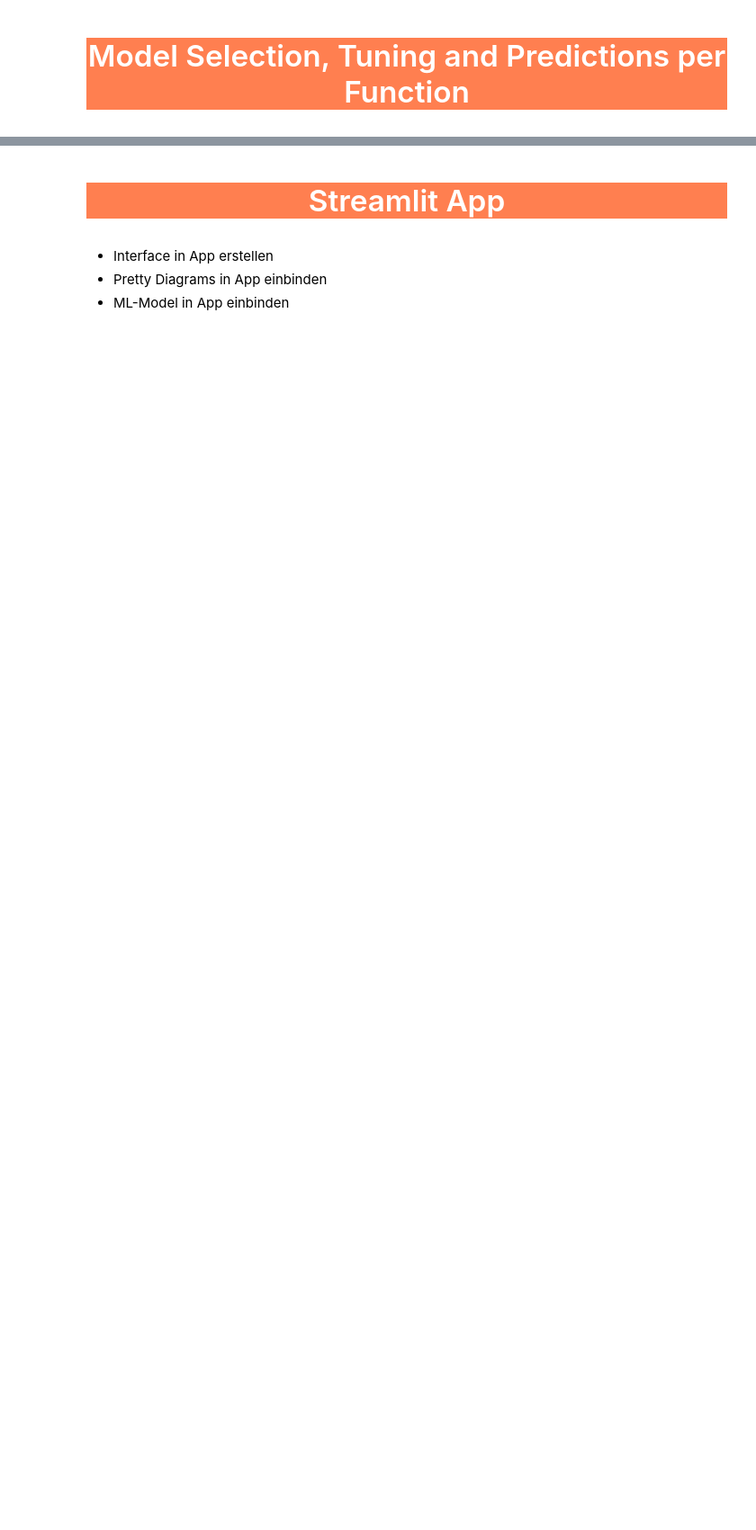
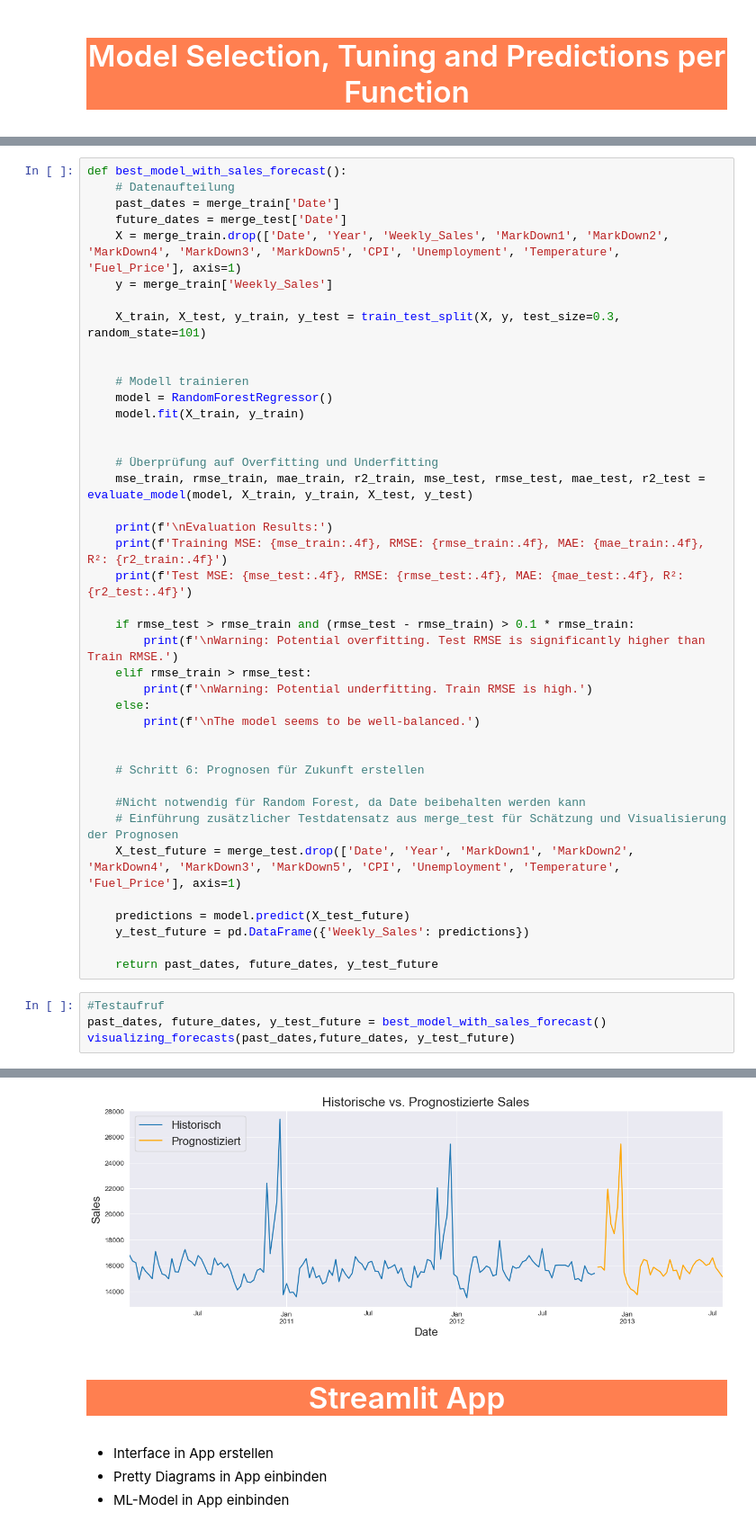
Before and after one commit to MaMut1991/Final_Project, a Jupyter notebook: Overall_project.ipynb, the cells around one changed output, grey strips where cells are left out. Shown at 90% size. Drawn from its saved outputs; the diff is of its cells as text; blank space fills up the shorter version.

```diff
--- a/Overall_project.ipynb
+++ b/Overall_project.ipynb
@@ -1368,0 +1351,46 @@ The model seems to be well-balanced.
+# %%
+def best_model_with_sales_forecast():
+    # Datenaufteilung
+    past_dates = merge_train['Date']
+    future_dates = merge_test['Date']
+    X = merge_train.drop(['Date', 'Year', 'Weekly_Sales', 'MarkDown1', 'MarkDown2', 'MarkDown4', 'MarkDown3', 'MarkDown5', 'CPI', 'Unemployment', 'Temperature', 'Fuel_Price'], axis=1)
+    y = merge_train['Weekly_Sales']
+
+    X_train, X_test, y_train, y_test = train_test_split(X, y, test_size=0.3, random_state=101)
+
+
+    # Modell trainieren
+    model = RandomForestRegressor()
+    model.fit(X_train, y_train)
+
+
+    # Überprüfung auf Overfitting und Underfitting
+    mse_train, rmse_train, mae_train, r2_train, mse_test, rmse_test, mae_test, r2_test = evaluate_model(model, X_train, y_train, X_test, y_test)
+
+    print(f'\nEvaluation Results:')
+    print(f'Training MSE: {mse_train:.4f}, RMSE: {rmse_train:.4f}, MAE: {mae_train:.4f}, R²: {r2_train:.4f}')
+    print(f'Test MSE: {mse_test:.4f}, RMSE: {rmse_test:.4f}, MAE: {mae_test:.4f}, R²: {r2_test:.4f}')
+
+    if rmse_test > rmse_train and (rmse_test - rmse_train) > 0.1 * rmse_train:
+        print(f'\nWarning: Potential overfitting. Test RMSE is significantly higher than Train RMSE.')
+    elif rmse_train > rmse_test:
+        print(f'\nWarning: Potential underfitting. Train RMSE is high.')
+    else:
+        print(f'\nThe model seems to be well-balanced.')
+
+
+    # Schritt 6: Prognosen für Zukunft erstellen
+
+    #Nicht notwendig für Random Forest, da Date beibehalten werden kann
+    # Einführung zusätzlicher Testdatensatz aus merge_test für Schätzung und Visualisierung der Prognosen
+    X_test_future = merge_test.drop(['Date', 'Year', 'MarkDown1', 'MarkDown2', 'MarkDown4', 'MarkDown3', 'MarkDown5', 'CPI', 'Unemployment', 'Temperature', 'Fuel_Price'], axis=1)
+
+    predictions = model.predict(X_test_future)
+    y_test_future = pd.DataFrame({'Weekly_Sales': predictions})
+
+    return past_dates, future_dates, y_test_future
+# %%
+#Testaufruf
+past_dates, future_dates, y_test_future = best_model_with_sales_forecast()
+visualizing_forecasts(past_dates,future_dates, y_test_future)
+# %% [output]
@@ -1369,3 +1402,4 @@ The model seems to be well-balanced.
+[figure, added]
 # %% [markdown]
 # <p style="background-color:coral;font-family:newtimeroman;color:white;font-size:120%;text-align:center;border-radius:20px 60px;">Streamlit App</p>
 # %% [markdown]
```
Also changed, not shown: parts of 19 cells of this notebook.
